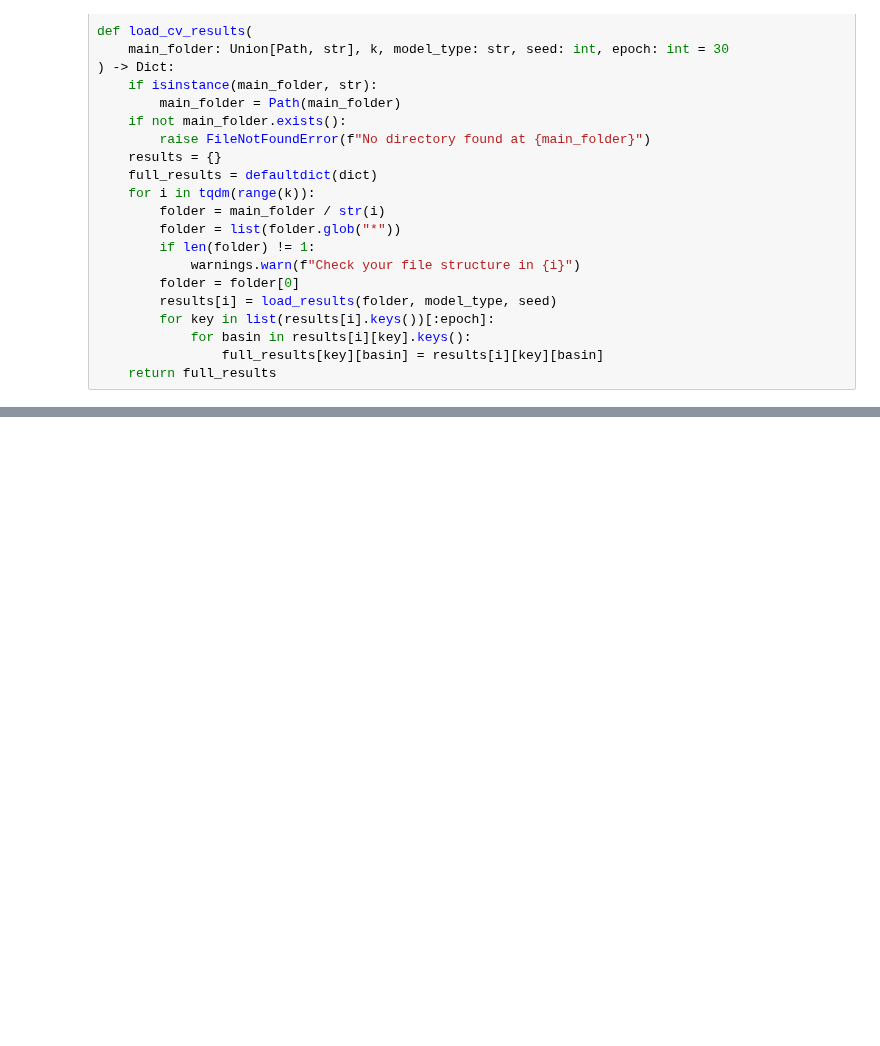
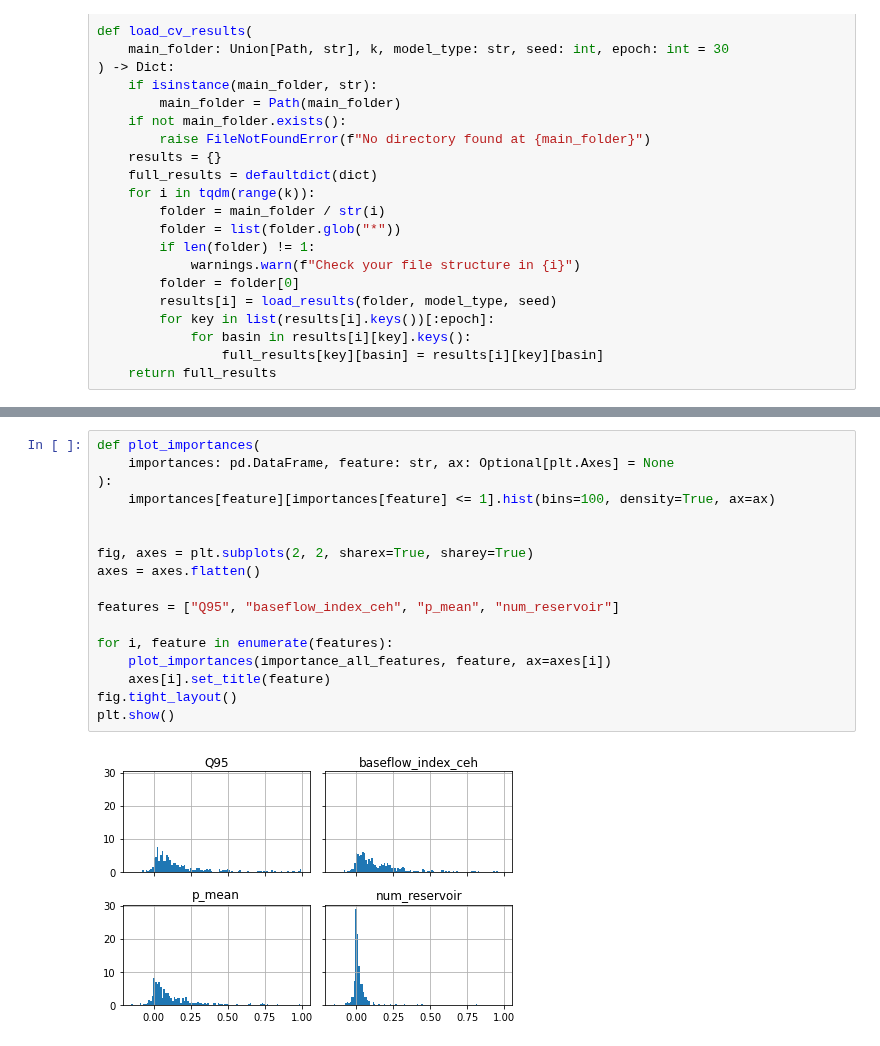
Before and after one commit to bernharl/Master-Thesis, a Jupyter notebook: notebooks/permutation_test.ipynb, the cells around one changed output, grey strips where cells are left out. Drawn from its saved outputs; the diff is of its cells as text; blank space fills up the shorter version.

```diff
--- a/notebooks/permutation_test.ipynb
+++ b/notebooks/permutation_test.ipynb
@@ -131,0 +160,19 @@ fracs
+# %%
+def plot_importances(
+    importances: pd.DataFrame, feature: str, ax: Optional[plt.Axes] = None
+):
+    importances[feature][importances[feature] <= 1].hist(bins=100, density=True, ax=ax)
+
+
+fig, axes = plt.subplots(2, 2, sharex=True, sharey=True)
+axes = axes.flatten()
+
+features = ["Q95", "baseflow_index_ceh", "p_mean", "num_reservoir"]
+
+for i, feature in enumerate(features):
+    plot_importances(importance_all_features, feature, ax=axes[i])
+    axes[i].set_title(feature)
+fig.tight_layout()
+plt.show()
+# %% [output]
+[figure, added]
```
Also changed, not shown: parts of 8 cells of this notebook, 1 other file.
